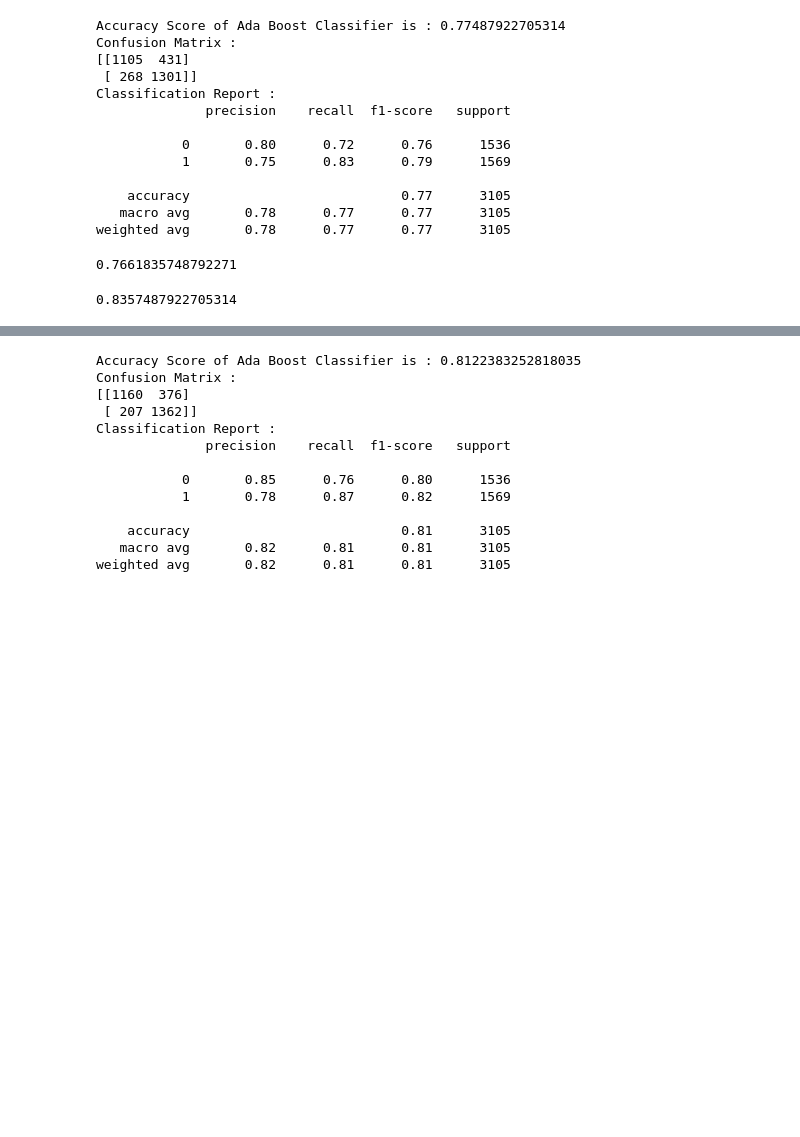
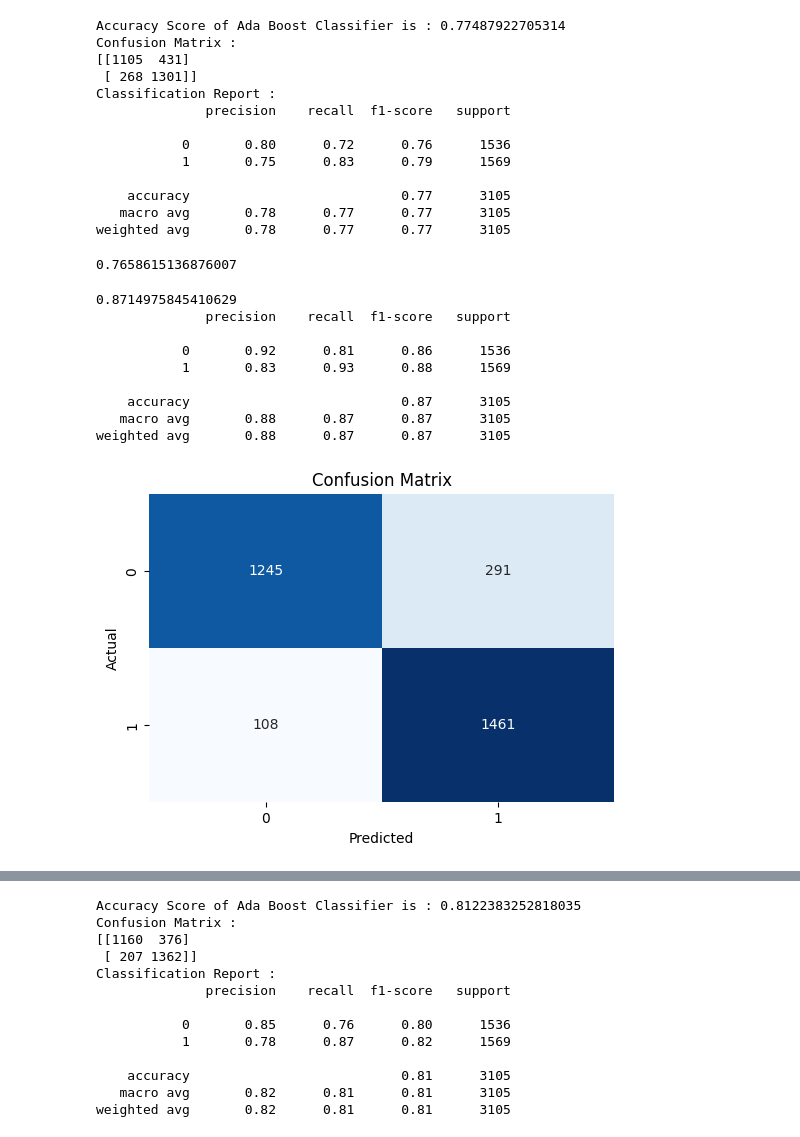
Before and after one commit to chanonchacharu/DM-TelcoChurnPrediction, a Jupyter notebook: churn-prediction-des434-data-analysis-and-ml.ipynb, the cells around one changed output, grey strips where cells are left out. Saved outputs shown, nothing was run; the diff lists cells and outputs as text; code cells hidden in the pictures; blank space fills up the shorter version.

```diff
--- a/churn-prediction-des434-data-analysis-and-ml.ipynb
+++ b/churn-prediction-des434-data-analysis-and-ml.ipynb
@@ -705,23 +579,55 @@ weighted avg       0.78      0.77      0.77      3105
 # %%
 from sklearn.ensemble import AdaBoostClassifier
 
-ada = AdaBoostClassifier()
+ada = AdaBoostClassifier(n_estimators=200, learning_rate=0.5)
 ada.fit(X_train,y_train)
 
 preds = ada.predict(X_test)
 print(accuracy_score(y_test, preds))
 # %% [output]
-0.7661835748792271
+0.7658615136876007
-# %%
-from xgboost import XGBClassifier
-
-xgb = XGBClassifier()
-xgb.fit(X_train, y_train)
-
-preds = xgb.predict(X_test)
-print(accuracy_score(y_test, preds))
-# %% [output]
-0.8357487922705314
+# %%
+from xgboost import XGBClassifier
+
+xgb = XGBClassifier(
+    max_depth= 10,
+    n_estimators= 300,
+    n_jobs=-1,
+    min_child_weight= 1,
+    colsample_bytree= 0.6,
+    gamma= 0.5
+)
+xgb.fit(X_train, y_train)
+
+preds = xgb.predict(X_test)
+print(accuracy_score(y_test, preds))
+
+# Classification Report
+class_report = classification_report(y_test, preds)
+print(class_report)
+
+# Confusion Matrix
+confusion = confusion_matrix(y_test, preds)
+plt.figure(figsize=(6, 4))
+sns.heatmap(
+    confusion, annot=True, fmt="d", cmap="Blues", cbar=False,
+    xticklabels=np.unique(y_train), yticklabels=np.unique(y_train)
+)
+plt.xlabel('Predicted')
+plt.ylabel('Actual')
+plt.title('Confusion Matrix')
+plt.show()
+# %% [output]
+0.8714975845410629
+              precision    recall  f1-score   support
+
+           0       0.92      0.81      0.86      1536
+           1       0.83      0.93      0.88      1569
+
+    accuracy                           0.87      3105
+   macro avg       0.88      0.87      0.87      3105
+weighted avg       0.88      0.87      0.87      3105
+[figure, added]
 # %%
 from lightgbm import LGBMClassifier
 from sklearn.metrics import classification_report
```
Also changed, not shown: parts of 16 cells of this notebook.
